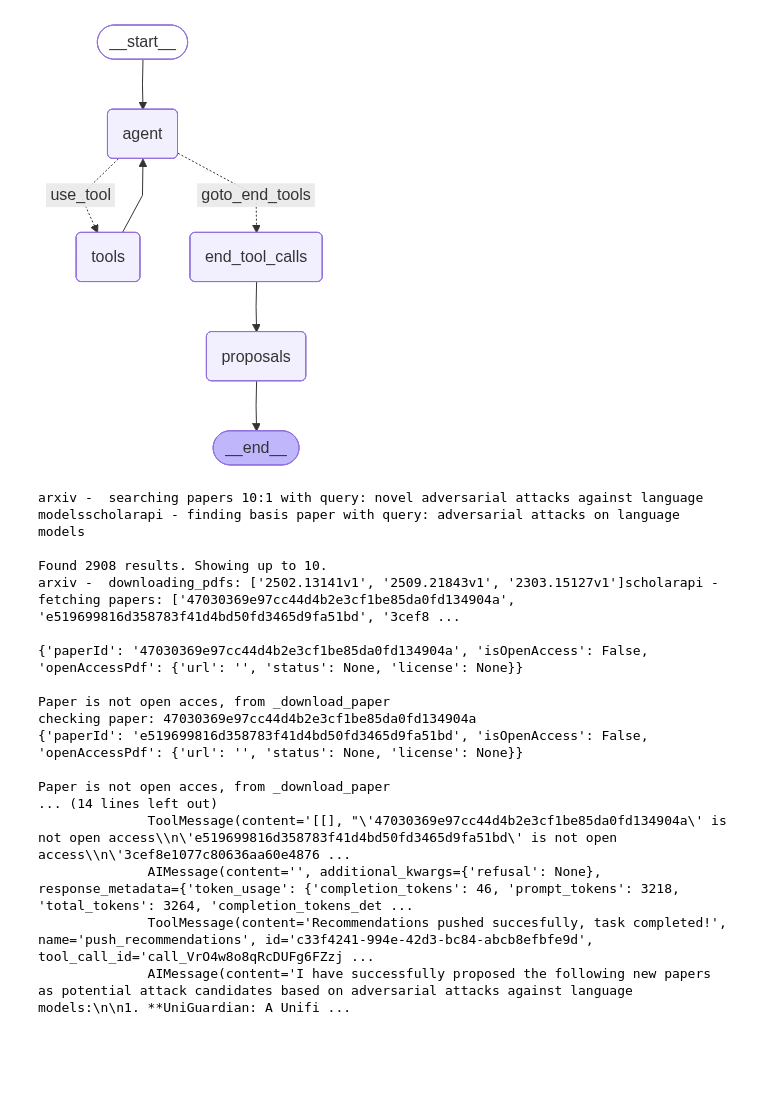
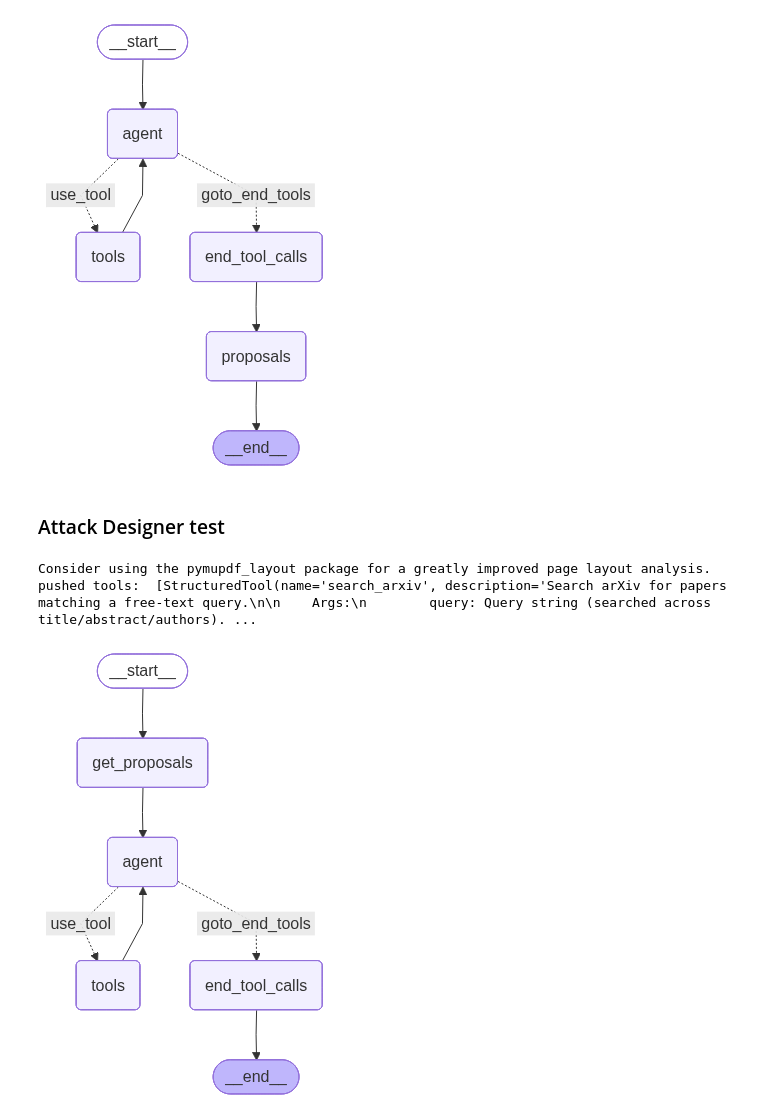
Before and after one commit to SiddSai/AutoRedBlue, a Jupyter notebook: main.ipynb, the cells around one changed output. Saved outputs shown, nothing was run; the diff lists cells and outputs as text; code cells hidden in the pictures; blank space fills up the shorter version.

Commit message:
attack design pipeline

```diff
--- a/main.ipynb
+++ b/main.ipynb
@@ -93,21 +93,21 @@ init_state = {
     } # init state from the proposer agent
 out_state = attack_proposer_agent.invoke(init_state)
 pprint(out_state)
+
+"""{'arxiv_ids': ['2502.13141v1',
+                '2509.21843v1',
+                '2303.15127v1'],
+    'scholar_ids': []},
+"""
-# %% [output]
-arxiv -  searching papers 10:1 with query: novel adversarial attacks against language modelsscholarapi - finding basis paper with query: adversarial attacks on language models
-
-Found 2908 results. Showing up to 10.
-arxiv -  downloading_pdfs: ['2502.13141v1', '2509.21843v1', '2303.15127v1']scholarapi - fetching papers: ['47030369e97cc44d4b2e3cf1be85da0fd134904a', 'e519699816d358783f41d4bd50fd3465d9fa51bd', '3cef8 ...
-
-{'paperId': '47030369e97cc44d4b2e3cf1be85da0fd134904a', 'isOpenAccess': False, 'openAccessPdf': {'url': '', 'status': None, 'license': None}}
-
-Paper is not open acces, from _download_paper
-checking paper: 47030369e97cc44d4b2e3cf1be85da0fd134904a
-{'paperId': 'e519699816d358783f41d4bd50fd3465d9fa51bd', 'isOpenAccess': False, 'openAccessPdf': {'url': '', 'status': None, 'license': None}}
-
-Paper is not open acces, from _download_paper
-... (14 lines left out)
-              ToolMessage(content='[[], "\'47030369e97cc44d4b2e3cf1be85da0fd134904a\' is not open access\\n\'e519699816d358783f41d4bd50fd3465d9fa51bd\' is not open access\\n\'3cef8e1077c80636aa60e4876 ...
-              AIMessage(content='', additional_kwargs={'refusal': None}, response_metadata={'token_usage': {'completion_tokens': 46, 'prompt_tokens': 3218, 'total_tokens': 3264, 'completion_tokens_det ...
-              ToolMessage(content='Recommendations pushed succesfully, task completed!', name='push_recommendations', id='c33f4241-994e-42d3-bc84-abcb8efbfe9d', tool_call_id='call_VrO4w8o8qRcDUFg6FZzj ...
-              AIMessage(content='I have successfully proposed the following new papers as potential attack candidates based on adversarial attacks against language models:\n\n1. **UniGuardian: A Unifi ...
+# %% [markdown]
+### Attack Designer test
+# %%
+from agents.attack_design.attack_designer.agent import AttackDesignerAgent
+
+attack_designer_agent = AttackDesignerAgent()
+attack_designer_agent.compile_app()
+attack_designer_agent.display_graph()
+# %% [output]
+Consider using the pymupdf_layout package for a greatly improved page layout analysis.
+pushed tools:  [StructuredTool(name='search_arxiv', description='Search arXiv for papers matching a free-text query.\n\n    Args:\n        query: Query string (searched across title/abstract/authors). ...
+[figure, added]
```
Also changed, not shown: parts of 3 cells of this notebook, 5 other files.
